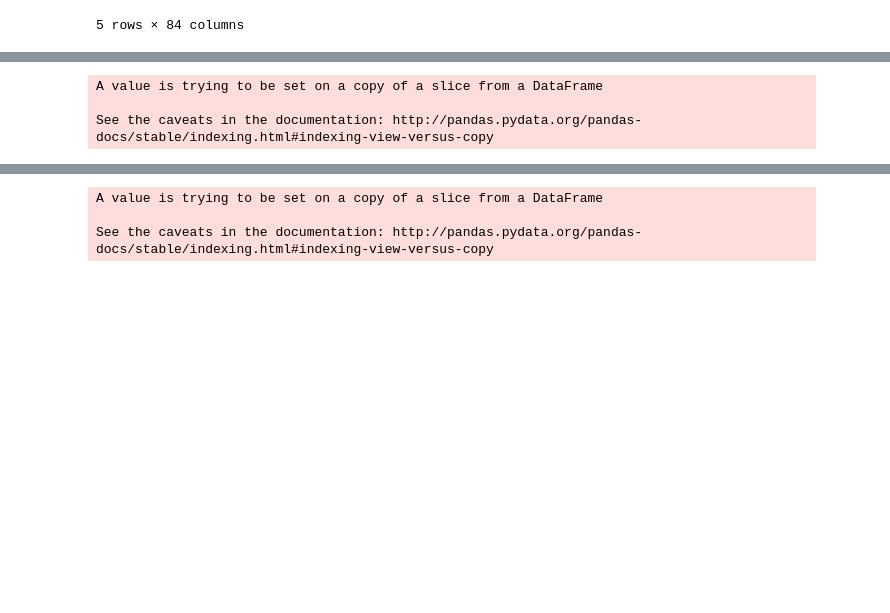
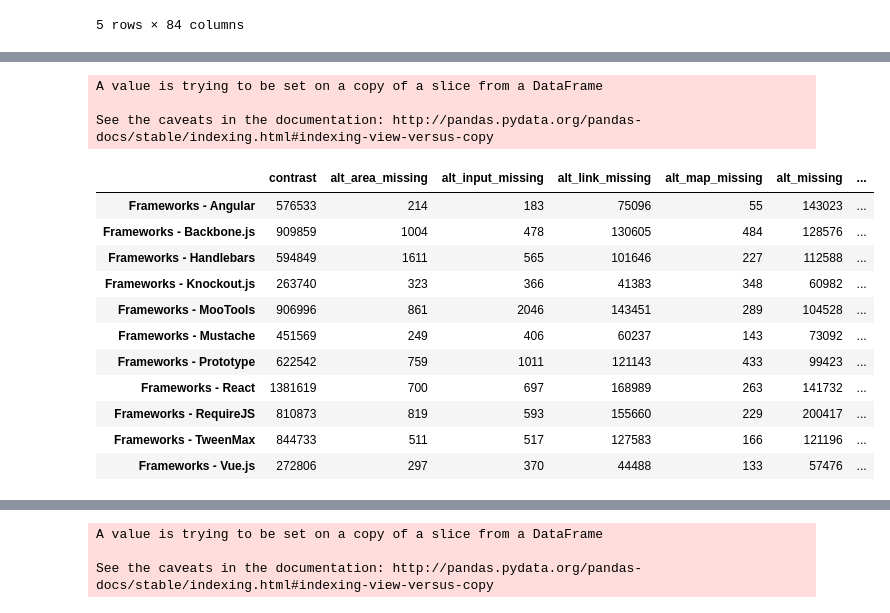
Before and after one commit to McKlayne/WebAIM-Million, a Jupyter notebook: McKlayne.ipynb, the cells around one changed output, grey strips where cells are left out. Drawn from its saved outputs; the diff is of its cells as text; code cells hidden in the pictures; blank space fills up the shorter version.

```diff
--- a/McKlayne.ipynb
+++ b/McKlayne.ipynb
@@ -174,21 +218,35 @@ See the caveats in the documentation: http://pandas.pydata.org/pandas-docs/stabl
 # %%
 top_total_errors = {}
 
 for i in range(len(frameworks.columns)):
     tech_type = errors_tech[frameworks.columns[i]] == 1
     tech_with_errors = errors_tech[tech_type]
     tech_with_errors.loc['Total'] = tech_with_errors.sum()
     top_errors = tech_with_errors.loc['Total']
 
     top_total_errors[frameworks.columns[i]] = top_errors
 
 df = pd.DataFrame(top_total_errors)
 
 total_errors_frameworks = df.T.loc[:,'contrast':'title_invalid']
 
+total_errors_frameworks
+
 #total_errors_frameworks.to_csv('frameworks_errors.csv')
 # %% [output]
 A value is trying to be set on a copy of a slice from a DataFrame
 
 See the caveats in the documentation: http://pandas.pydata.org/pandas-docs/stable/indexing.html#indexing-view-versus-copy
+|  | contrast | alt_area_missing | alt_input_missing | alt_link_missing | alt_map_missing | alt_missing | ... |
+| Frameworks - Angular | 576533 | 214 | 183 | 75096 | 55 | 143023 | ... |
+| Frameworks - Backbone.js | 909859 | 1004 | 478 | 130605 | 484 | 128576 | ... |
+| Frameworks - Handlebars | 594849 | 1611 | 565 | 101646 | 227 | 112588 | ... |
+| Frameworks - Knockout.js | 263740 | 323 | 366 | 41383 | 348 | 60982 | ... |
+| Frameworks - MooTools | 906996 | 861 | 2046 | 143451 | 289 | 104528 | ... |
+| Frameworks - Mustache | 451569 | 249 | 406 | 60237 | 143 | 73092 | ... |
+| Frameworks - Prototype | 622542 | 759 | 1011 | 121143 | 433 | 99423 | ... |
+| Frameworks - React | 1381619 | 700 | 697 | 168989 | 263 | 141732 | ... |
+| Frameworks - RequireJS | 810873 | 819 | 593 | 155660 | 229 | 200417 | ... |
+| Frameworks - TweenMax | 844733 | 511 | 517 | 127583 | 166 | 121196 | ... |
+| Frameworks - Vue.js | 272806 | 297 | 370 | 44488 | 133 | 57476 | ... |
 # %%
```
Also changed, not shown: parts of 8 cells of this notebook.
